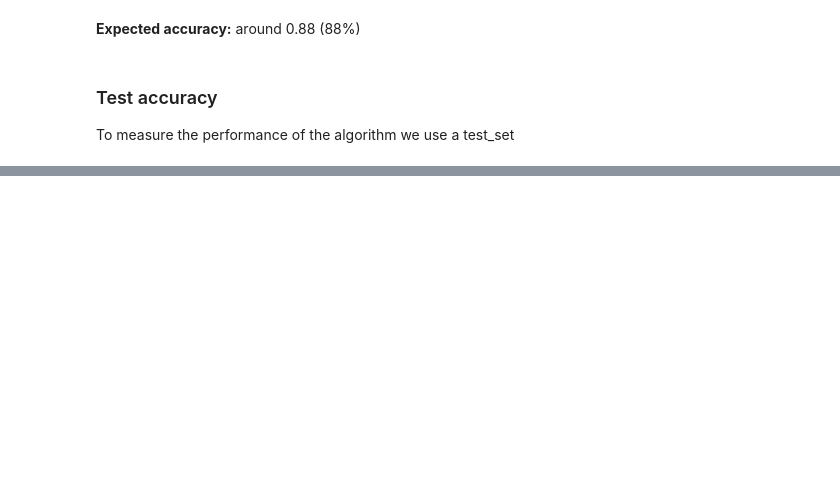
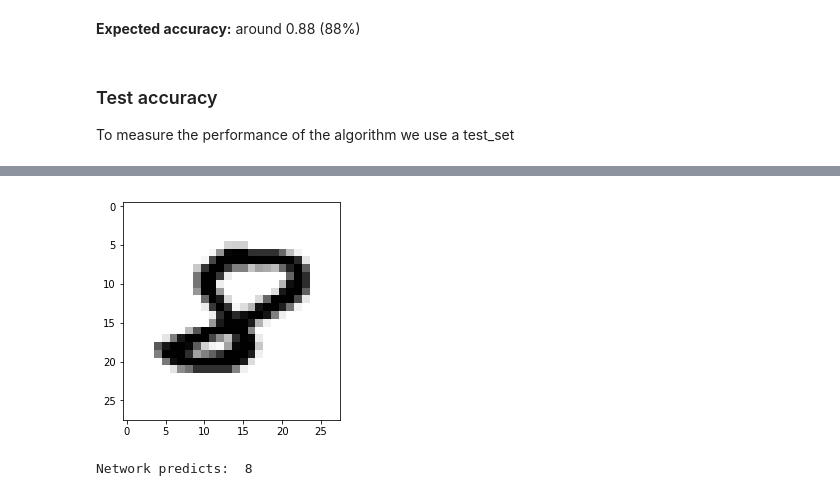
Before and after one commit to baroncs1/DeepLearningCourse, a Jupyter notebook: assignments/hw02_neuralnetworks_solved.ipynb, the cells around one changed output, grey strips where cells are left out. Saved outputs shown, nothing was run; the diff lists cells and outputs as text; code cells hidden in the pictures; blank space fills up the shorter version.

```diff
--- a/assignments/hw02_neuralnetworks_solved.ipynb
+++ b/assignments/hw02_neuralnetworks_solved.ipynb
@@ -657,12 +669,12 @@ def linear_backward(dLdZ, cache):
 
     # Use the cache from the forward step
     #Calculate dLda as shown in the graph
-    dLda = None
+    dLda = np.dot(cache[1].T, dLdZ)
     #Calculate the dLdW shown in the graph
-    dLdW = None
+    dLdW = np.dot(dLdZ, cache[2].T)
     #Calculate the dLdb shown in the graph
     # Use keepdims=True
-    dLdb = None
+    dLdb = dLdZ.sum(axis=1, keepdims=True)
 
     ###End code here
     return (dLda, dLdW, dLdb)
@@ -802,15 +843,22 @@ def nn_train_gd(X, Y, layers, n_iter=1000, lr=0.01):
     ###Start code here
 
     #initialize the weights of the network
-    parameters = None
-
+    parameters = initialize_weights(layers)
     # In one iteration of gradient descent:
       # Do a forward step in the network. Use nn_forward
       # Calculate the derivates doing a backward step in the network. Use nn_backward
       # Update the weights
       # Calculate the loss. Use crossentropy. (and save it to losses)
-
-
+    for i in range(n_iter):
+        print(str(i+1)+" / "+str(n_iter))
+        P, caches = nn_forward(parameters, X)
+        losses.append(crossentropy(P, Y))
+        derivates = nn_backward(X, Y, P, caches)
+        for i in range(1, L):
+            parameters["W"+str(i)] += -lr * derivates["dLdW"+str(i)]
+            parameters["b"+str(i)] += -lr * derivates["dLdb"+str(i)]
+    P, caches = nn_forward(parameters, X)
+    losses.append(crossentropy(P, Y))
     ###End code here
     return parameters,losses
 # %%
@@ -859,13 +917,13 @@ def nn_train_sgd(X, Y, layers, batch_size=100, epochs=100, lr=0.01):
                 * parameters: the trained parameters of the network
                 * losses:     the loss values
     """
-
+    L = len(layers)
     losses = []
 
     ###Start code here
 
     #initialize the weights of the network
-    parameters = None
+    parameters = initialize_weights(layers)
 
     # Iterate trough epochs
        # Iterate trough batches in dataset
@@ -873,8 +931,21 @@ def nn_train_sgd(X, Y, layers, batch_size=100, epochs=100, lr=0.01):
           # Calculate the derivates doing a backward step in the network. Just for the mini-batch! Use nn_backward
           # Update the weights
        # Calculate the loss. Use crossentropy. Save to losses.
-
-
+    indices = np.arange(X.shape[0])
+    for i in range(epochs):
+        np.random.shuffle(indices)
+        batches = int(X.shape[0]/batch_size)
+        for j in range(batches):
+            batchX = X[indices[j*batch_size:(j+1)*batch_size]]
+            batchY = Y[indices[j*batch_size:(j+1)*batch_size]]
+            P, caches = nn_forward(parameters, batchX)
+            losses.append(crossentropy(P, batchY))
+            derivates = nn_backward(batchX, batchY, P, caches)
+            for i in range(1, L):
+                parameters["W"+str(i)] += -lr * derivates["dLdW"+str(i)]
+                parameters["b"+str(i)] += -lr * derivates["dLdb"+str(i)]
+            P, caches = nn_forward(parameters, batchX)
+            losses.append(crossentropy(P, batchY))
 
     ###End code here
     return parameters,losses
@@ -904,4 +982,7 @@ accuracy(y_test_oh, P)
 # %%
-i=6
+i=61
 visualize(x_test[i])
 print("Network predicts: ", np.argmax(P[i,:]))
+# %% [output]
+[figure, added]
+Network predicts:  8
```
Also changed, not shown: parts of 17 cells of this notebook.
